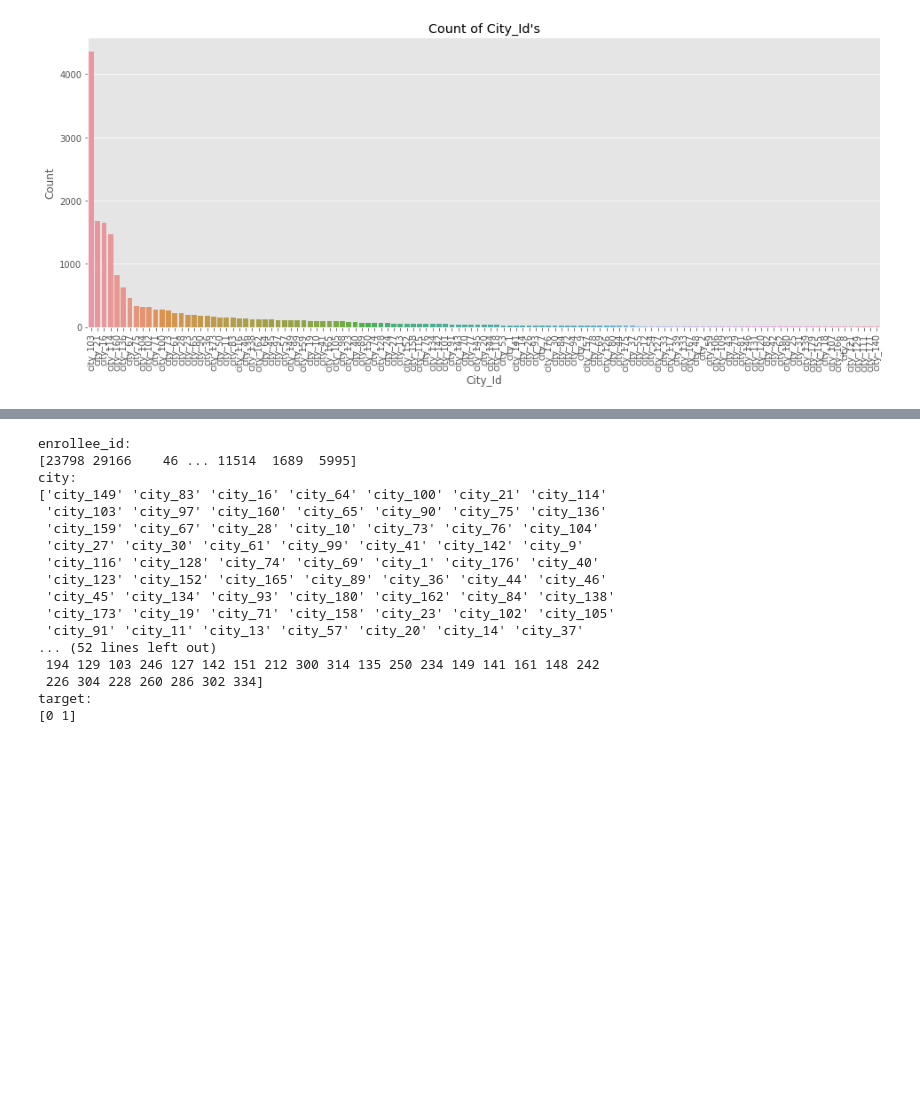
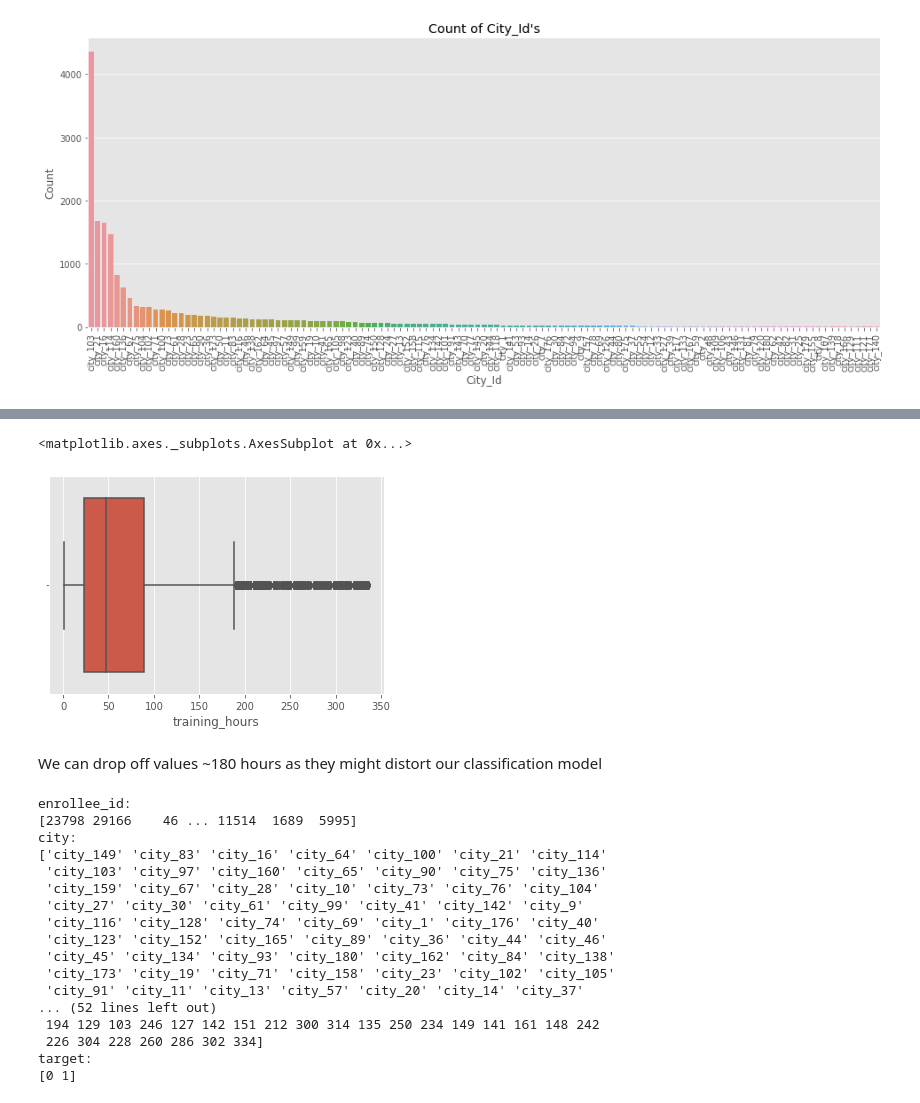
Before and after one commit to asheetsinvhal/dataAnalytics2020, a Jupyter notebook: HR Analytics/HRAx-Predict Empl Job change.ipynb, the cells around one changed output, grey strips where cells are left out. Saved outputs shown, nothing was run; the diff lists cells and outputs as text; code cells hidden in the pictures; blank space fills up the shorter version.

```diff
--- a/HR Analytics/HRAx-Predict Empl Job change.ipynb
+++ b/HR Analytics/HRAx-Predict Empl Job change.ipynb
@@ -163,3 +258,10 @@ gph = gph.map(sns.distplot,"value", kde=True).add_legend()
+# %%
+sns.boxplot(train['training_hours'])
+# %% [output]
+<matplotlib.axes._subplots.AxesSubplot at 0x...>
+[figure, added]
+# %% [markdown]
+We can drop off values ~180 hours as they might distort our classification model
 # %%
 for x in train.columns:
     print(x+':')
```
Also changed, not shown: parts of 23 cells of this notebook.
